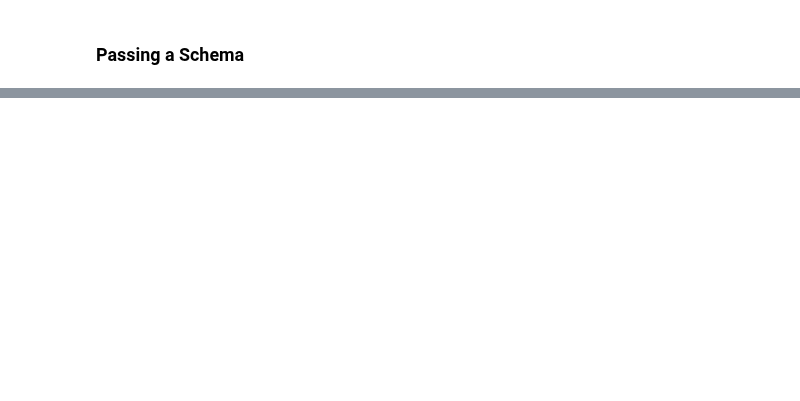
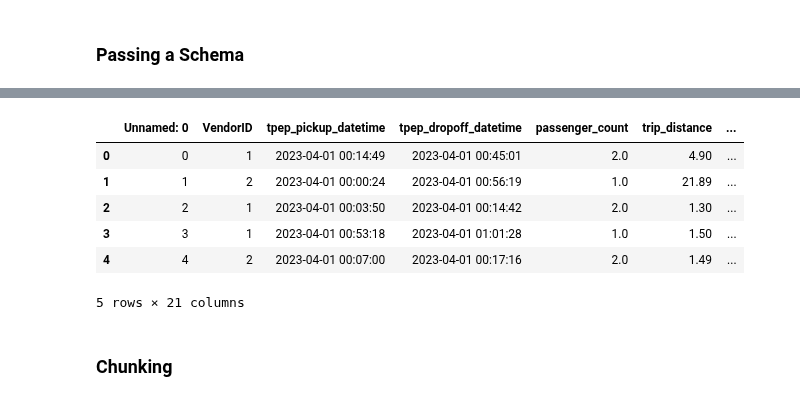
Before and after one commit to PacktPublishing/Time-Series-Analysis-with-Python-Cookbook-Second-Edition, a Jupyter notebook: code/Ch2/Chapter 2.ipynb, the cells around one changed output, grey strips where cells are left out. Saved outputs shown, nothing was run; the diff lists cells and outputs as text; code cells hidden in the pictures; blank space fills up the shorter version.

```diff
--- a/code/Ch2/Chapter 2.ipynb
+++ b/code/Ch2/Chapter 2.ipynb
@@ -1107,0 +621,12 @@ schema = pa.schema([
+# %%
+df_dk.head()
+# %% [output]
+|  | Unnamed: 0 | VendorID | tpep_pickup_datetime | tpep_dropoff_datetime | passenger_count | trip_distance | ... |
+| 0 | 0 | 1 | 2023-04-01 00:14:49 | 2023-04-01 00:45:01 | 2.0 | 4.90 | ... |
+| 1 | 1 | 2 | 2023-04-01 00:00:24 | 2023-04-01 00:56:19 | 1.0 | 21.89 | ... |
+| 2 | 2 | 1 | 2023-04-01 00:03:50 | 2023-04-01 00:14:42 | 2.0 | 1.30 | ... |
+| 3 | 3 | 1 | 2023-04-01 00:53:18 | 2023-04-01 01:01:28 | 1.0 | 1.50 | ... |
+| 4 | 4 | 2 | 2023-04-01 00:07:00 | 2023-04-01 00:17:16 | 2.0 | 1.49 | ... |
+5 rows × 21 columns
+# %% [markdown]
+### Chunking
```
Also changed, not shown: parts of 139 cells of this notebook, 1 other file.
